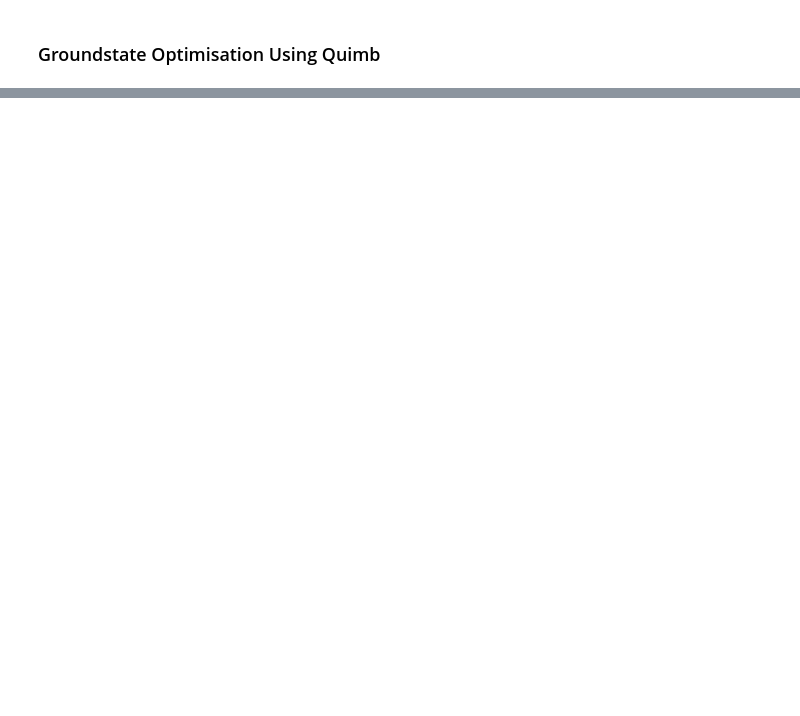
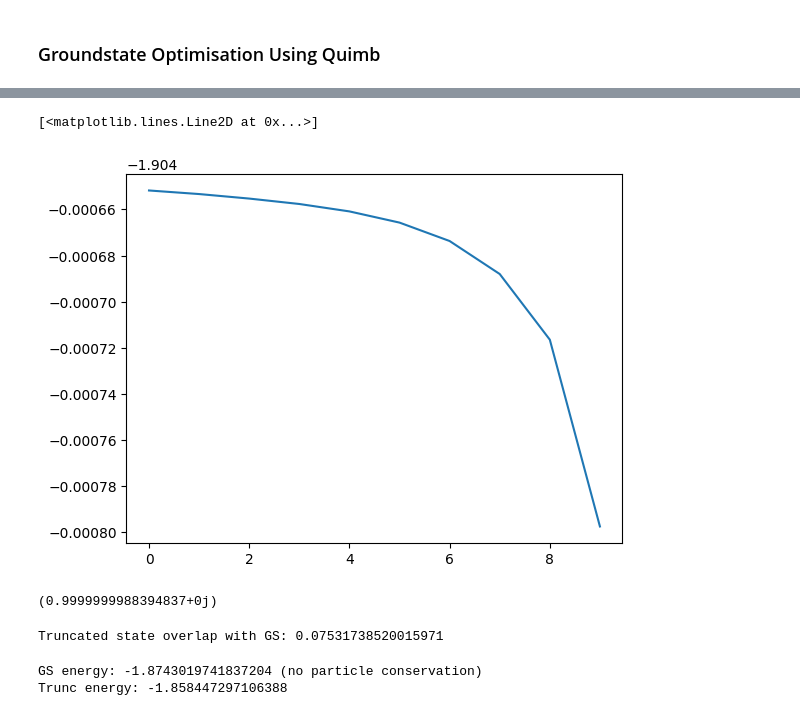
Before and after one commit to vinulw/symmer, a Jupyter notebook: notebooks/TN Ground State.ipynb, the cells around one changed output, grey strips where cells are left out. Saved outputs shown, nothing was run; the diff lists cells and outputs as text; code cells hidden in the pictures; blank space fills up the shorter version.

```diff
--- a/notebooks/TN Ground State.ipynb
+++ b/notebooks/TN Ground State.ipynb
@@ -259,0 +358,2 @@ print(quimb.__version__)
+# %%
+H_truncated_op = PauliwordOp.from_dictionary(new_dict)
@@ -259,0 +380,4 @@ print(quimb.__version__)
+# %%
+MPO_trunc = WordOpToMPO(H_truncated_op)
+# %%
+dmrg = DMRG2(MPO_trunc, bond_dims=[10, 20, 100, 100, 200], cutoffs=1e-10)
@@ -259,0 +408,7 @@ print(quimb.__version__)
+# %%
+energies = dmrg.energies
+# %%
+plt.plot(np.real(energies))
+# %% [output]
+[<matplotlib.lines.Line2D at 0x...>]
+[figure, added]
@@ -259,0 +420,19 @@ print(quimb.__version__)
+# %%
+trunc_state.dagger * trunc_state # Close to normalised
+# %% [output]
+(0.9999999988394837+0j)
+# %%
+trunc_overlap = np.linalg.norm(gs_state.dagger * trunc_state)
+
+print(f"Truncated state overlap with GS: {trunc_overlap}")
+# %% [output]
+Truncated state overlap with GS: 0.07531738520015971
+# %%
+gs_energy = -1*np.linalg.norm(gs_state.dagger * H_op * gs_state)
+trunc_energy = -1*np.linalg.norm(trunc_state.dagger * H_op * trunc_state)
+
+print(f"GS energy: {gs_energy} (no particle conservation)")
+print(f"Trunc energy: {trunc_energy}")
+# %% [output]
+GS energy: -1.8743019741837204 (no particle conservation)
+Trunc energy: -1.858447297106388
```
Also changed, not shown: parts of 76 cells of this notebook, 8 other files.
